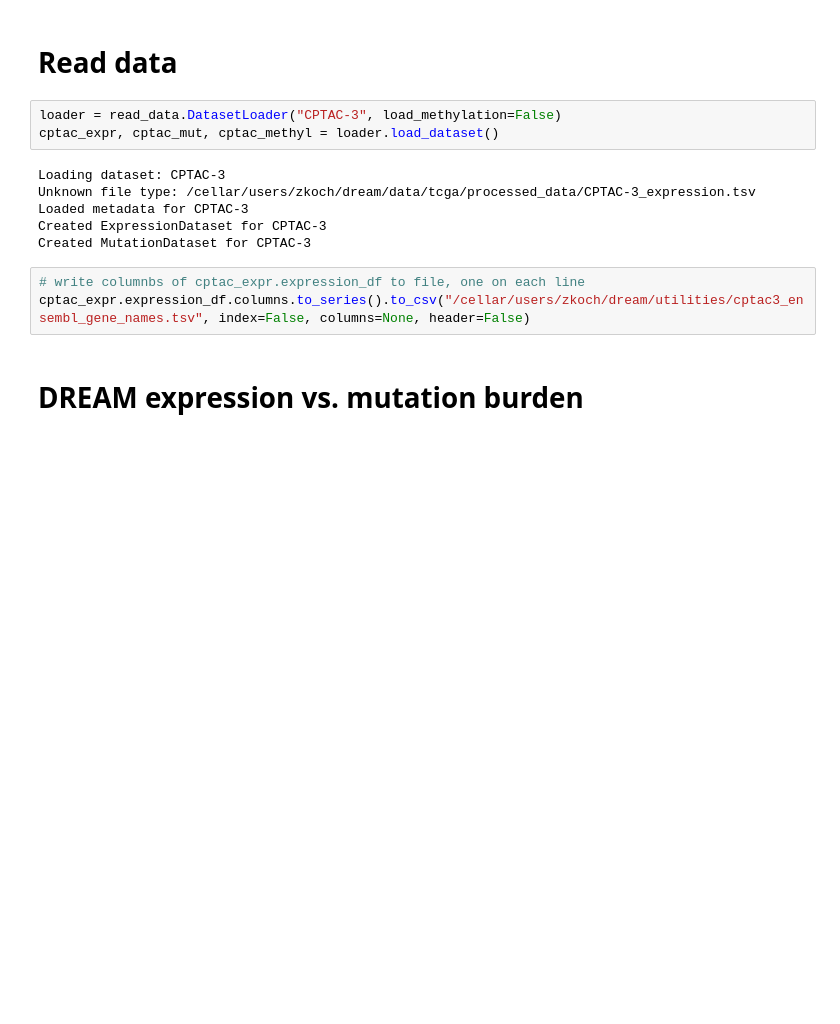
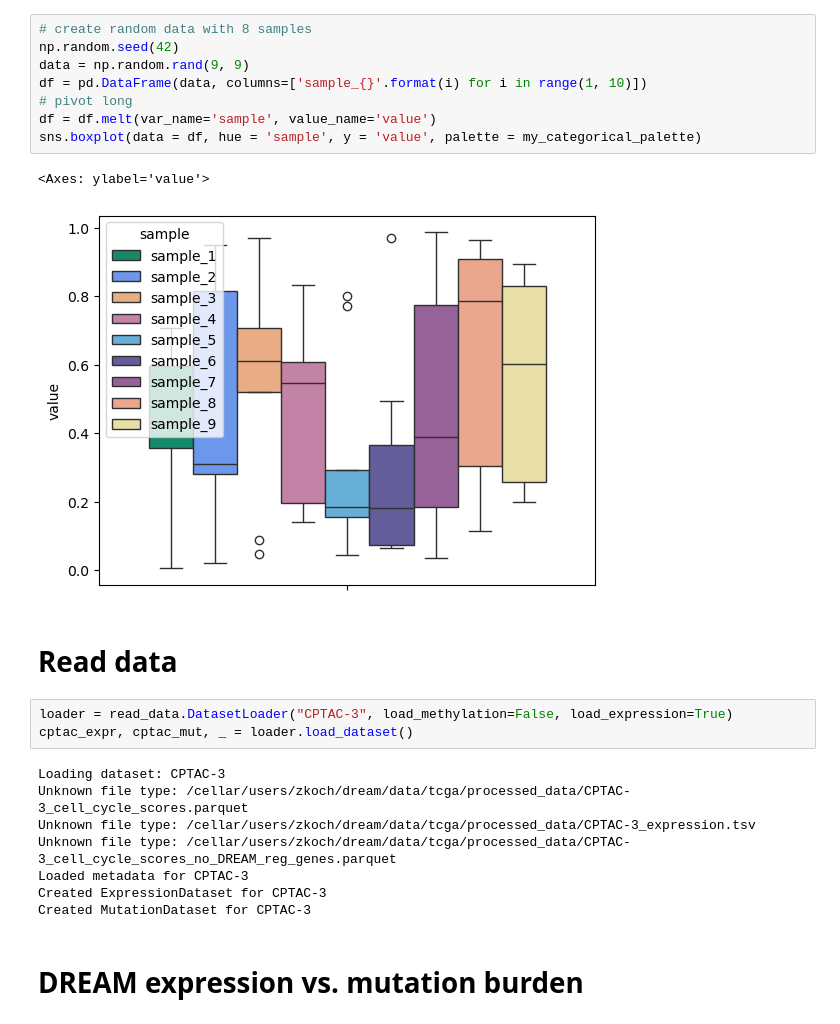
Before and after one commit to zanekoch/dream_proj, a Jupyter notebook: notebooks/010324_cptac3_analysis.ipynb, the cells around one changed output. Saved outputs shown, nothing was run; the diff lists cells and outputs as text; blank space fills up the shorter version.

```diff
--- a/notebooks/010324_cptac3_analysis.ipynb
+++ b/notebooks/010324_cptac3_analysis.ipynb
@@ -25,17 +45,27 @@ The autoreload extension is already loaded. To reload it, use:
+# %%
+# create random data with 8 samples
+np.random.seed(42)
+data = np.random.rand(9, 9)
+df = pd.DataFrame(data, columns=['sample_{}'.format(i) for i in range(1, 10)])
+# pivot long
+df = df.melt(var_name='sample', value_name='value')
+sns.boxplot(data = df, hue = 'sample', y = 'value', palette = my_categorical_palette)
+# %% [output]
+<Axes: ylabel='value'>
+[figure, added]
 # %% [markdown]
 # Read data
 # %%
-loader = read_data.DatasetLoader("CPTAC-3", load_methylation=False)
-cptac_expr, cptac_mut, cptac_methyl = loader.load_dataset()
+loader = read_data.DatasetLoader("CPTAC-3", load_methylation=False, load_expression=True)
+cptac_expr, cptac_mut, _ = loader.load_dataset()
 # %% [output]
 Loading dataset: CPTAC-3
+Unknown file type: /cellar/users/zkoch/dream/data/tcga/processed_data/CPTAC-3_cell_cycle_scores.parquet
 Unknown file type: /cellar/users/zkoch/dream/data/tcga/processed_data/CPTAC-3_expression.tsv
+Unknown file type: /cellar/users/zkoch/dream/data/tcga/processed_data/CPTAC-3_cell_cycle_scores_no_DREAM_reg_genes.parquet
 Loaded metadata for CPTAC-3
 Created ExpressionDataset for CPTAC-3
 Created MutationDataset for CPTAC-3
-# %%
-# write columnbs of cptac_expr.expression_df to file, one on each line
-cptac_expr.expression_df.columns.to_series().to_csv("/cellar/users/zkoch/dream/utilities/cptac3_ensembl_gene_names.tsv", index=False, columns=None, header=False)
 # %% [markdown]
 # DREAM expression vs. mutation burden
 # %% [markdown]
```
Also changed, not shown: parts of 44 cells of this notebook, 4 other files.
